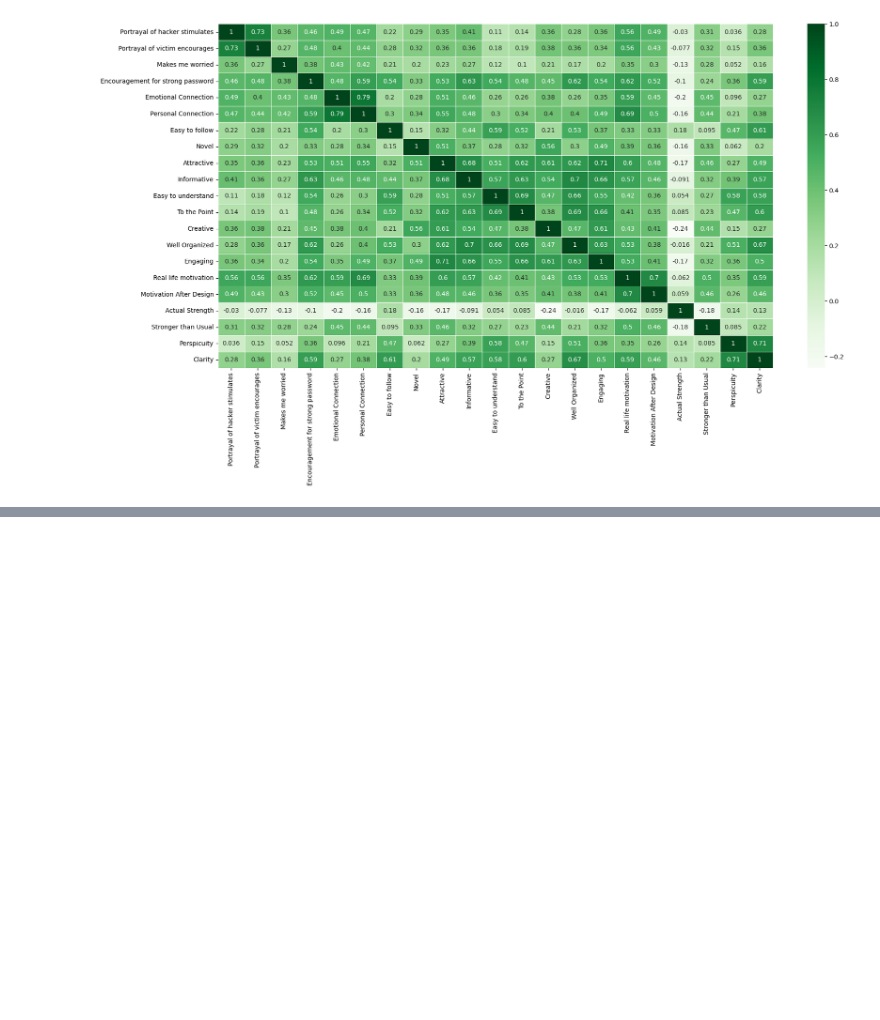
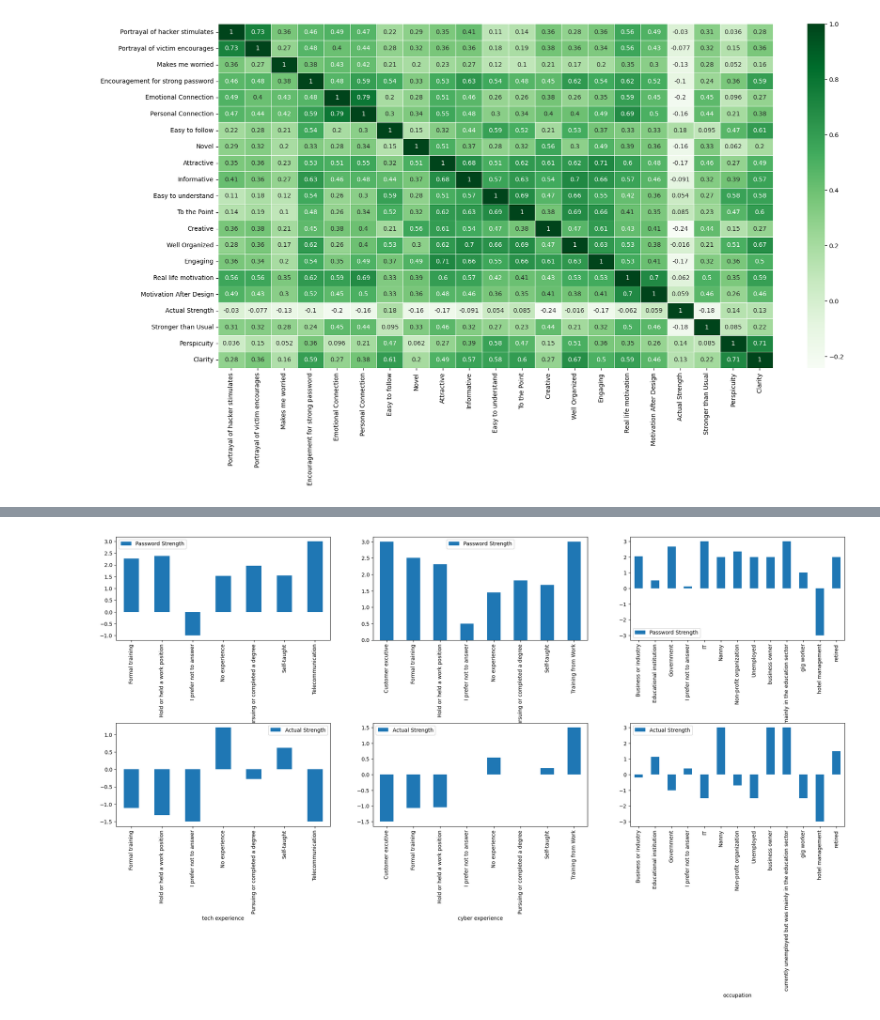
Before and after one commit to rizupaudel/designStudy, a Jupyter notebook: priming/analysis/cross.ipynb, the cells around one changed output, grey strips where cells are left out. Cells and saved outputs as stored; diff of their text form; code cells hidden in the pictures; blank space fills up the shorter version.

Commit message:
cross experience analysis

```diff
--- a/priming/analysis/cross.ipynb
+++ b/priming/analysis/cross.ipynb
@@ -9,6 +9,13 @@ import numpy as np
 import seaborn as sns
 import json
 # %%
+# loading data from csvs
 password = pd.read_csv('data/csvs/password.csv')
 quest = pd.read_csv('data/csvs/quest.csv')
 csquestquant = pd.read_csv('data/csvs/csquestquant.csv')
+demo = pd.read_csv('data/csvs/demo.csv')
+
+display(password.head())
+display(quest.head())
+display(csquestquant.head())
+display(demo.head())
@@ -122,0 +117,5 @@ sns.heatmap(cormat, annot=True, cmap="Greens", linewidths=.5, ax=ax)
+# %%
+temp_demo_field = ['tech experience', 'cyber experience', 'occupation']
+temp_pass_field = ['Password Strength', 'Actual Strength']
+exp_passstrength = password[temp_pass_field].join(demo[temp_demo_field])
+exp_passstrength.head()
@@ -122,0 +129,9 @@ sns.heatmap(cormat, annot=True, cmap="Greens", linewidths=.5, ax=ax)
+# %%
+fig, axes = plt.subplots(len(temp_pass_field), len(temp_demo_field), figsize=(25, 10))
+fig.subplots_adjust(hspace=0.8)
+
+for i, tpass in enumerate(temp_pass_field):
+    for j, tdemo in enumerate(temp_demo_field):
+        exp_passstrength.groupby(tdemo)[tpass].mean().to_frame().plot.bar(ax=axes[i][j])
+# %% [output]
+[figure, added]
```
Also changed, not shown: parts of 8 cells of this notebook, 4 other files.
